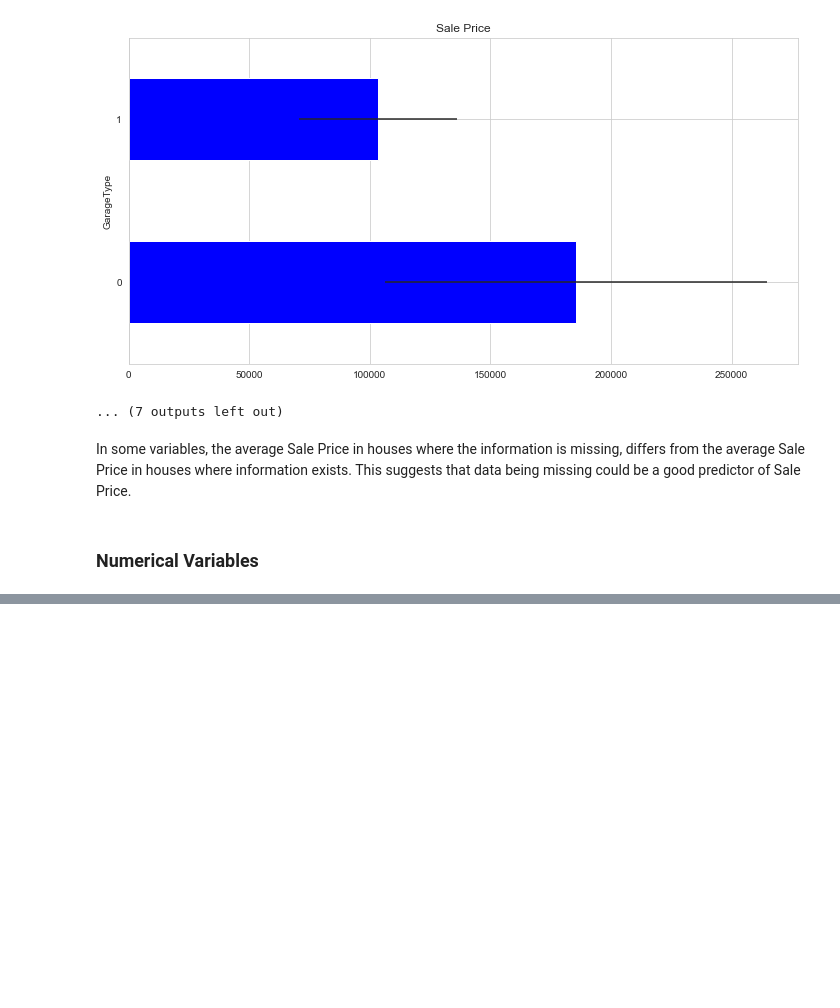
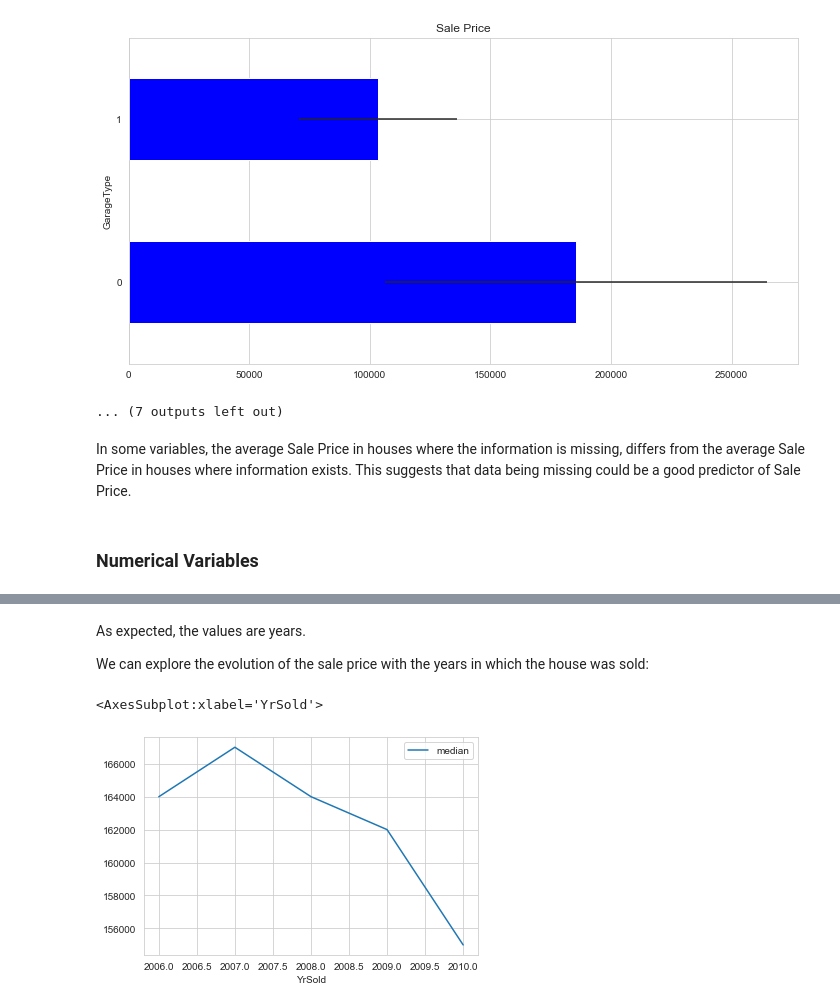
Before and after one commit to cbvreis/-Deployment-of-Machine-Learning-Models, a Jupyter notebook: notebooks/house_prices/01_ml_data_analysis.ipynb, the cells around one changed output, grey strips where cells are left out. Cells and saved outputs as stored; diff of their text form; code cells hidden in the pictures; blank space fills up the shorter version.

Commit message:
Data analysis - deploy notebook file: 01_ml_data_analysis.ipynb_

```diff
--- a/notebooks/house_prices/01_ml_data_analysis.ipynb
+++ b/notebooks/house_prices/01_ml_data_analysis.ipynb
@@ -242,0 +296,9 @@ In some variables, the average Sale Price in houses where the information is mis
+# %% [markdown]
+As expected, the values are years.
+
+We can explore the evolution of the sale price with the years in which the house was sold:
+# %%
+data.groupby('YrSold')['SalePrice'].agg(['median']).plot()
+# %% [output]
+<AxesSubplot:xlabel='YrSold'>
+[figure, added]
```
Also changed, not shown: parts of 56 cells of this notebook.
